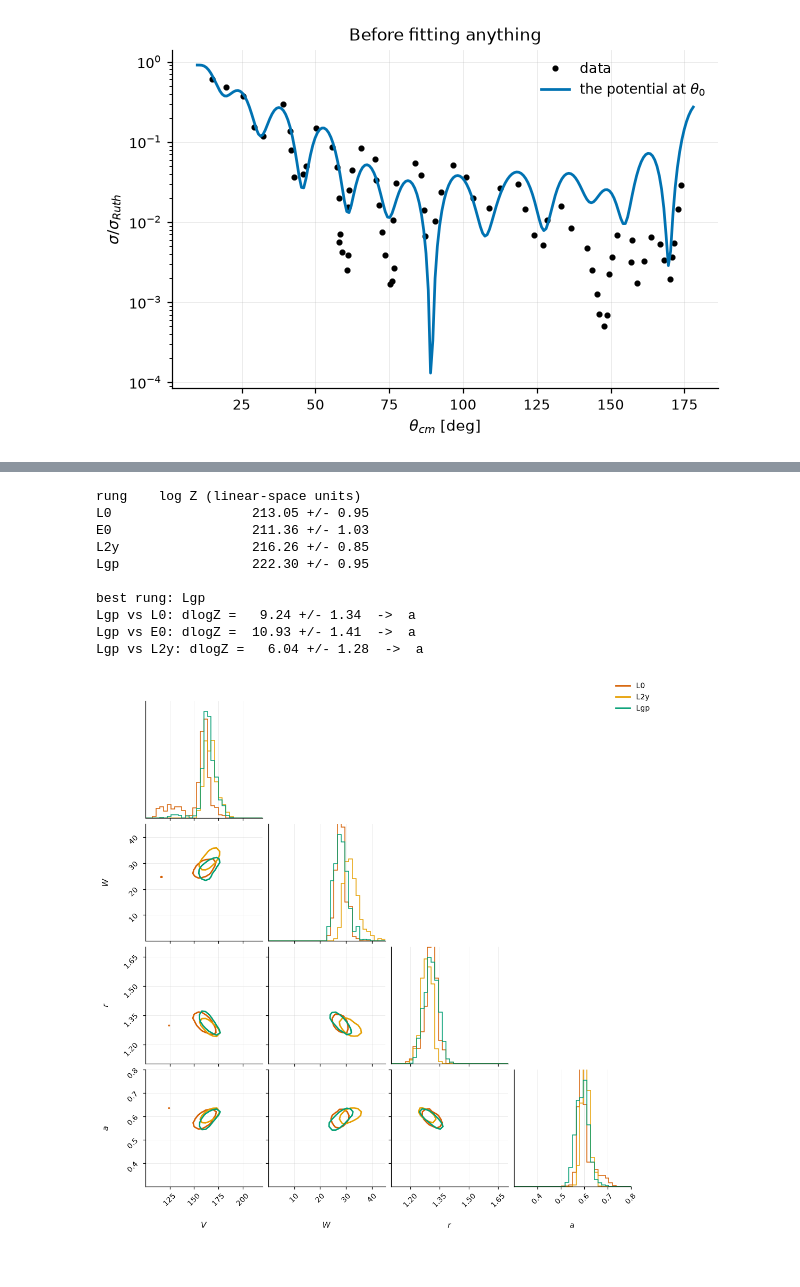
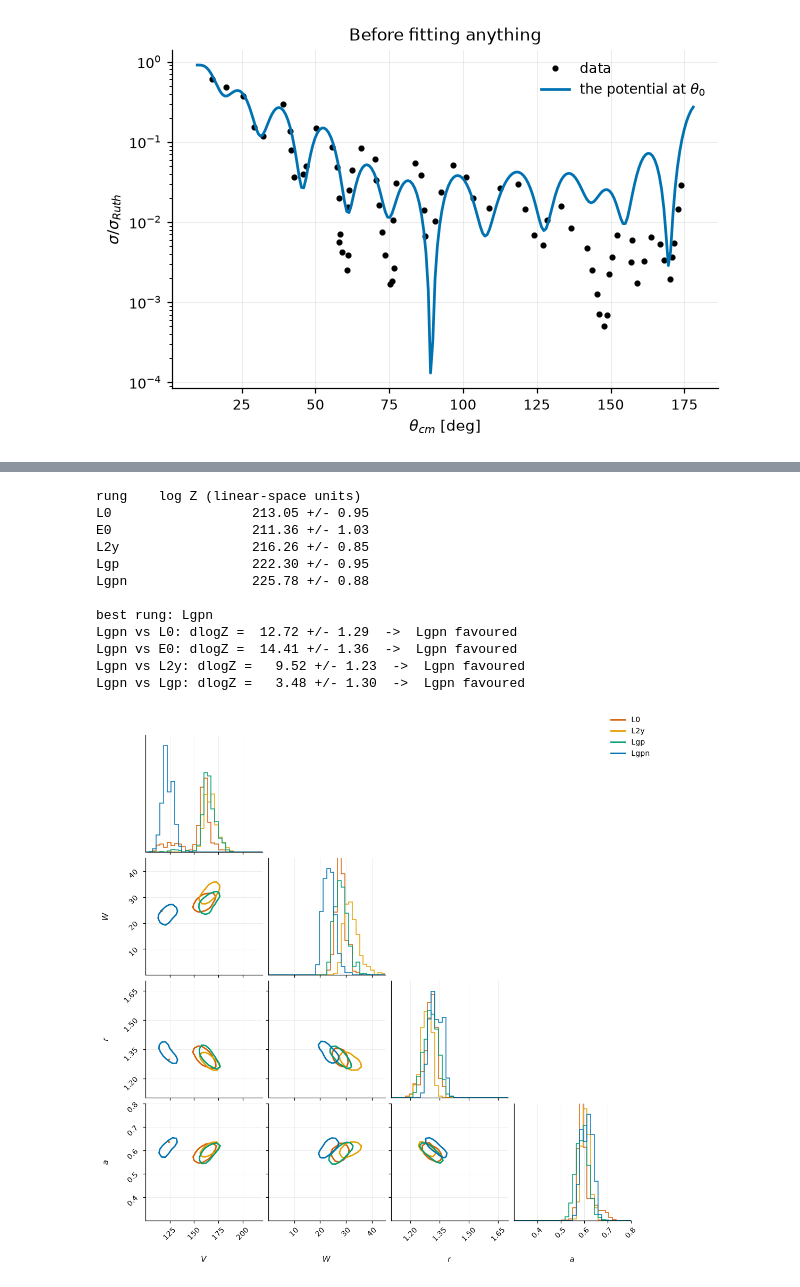
Before and after one commit to beykyle/rxmc, a Jupyter notebook: examples/alpha_ca_error_model_comparison.ipynb, the cells around one changed output, grey strips where cells are left out. Saved outputs shown, nothing was run; the diff lists cells and outputs as text; code cells hidden in the pictures.

```diff
--- a/examples/alpha_ca_error_model_comparison.ipynb
+++ b/examples/alpha_ca_error_model_comparison.ipynb
@@ -238,9 +236,5 @@ def fit_nested(problem, seed, nlive=80, dlogz=1.5):
 # %%
-results, samples = {}, {}
-for i, (name, p) in enumerate(problems.items()):
-    res = fit_nested(p, seed=i)
-    results[name] = res
-    samples[name] = res.samples_equal(rstate=np.random.default_rng(i))
+for name, res in results.items():
     print(
         f"{name:4s} log Z = {res.logz[-1]:8.2f} +/- {res.logzerr[-1]:.2f}   "
         f"{int(np.sum(res.ncall)):6d} calls"
@@ -276,64 +260,72 @@ because differences smaller than that are bookkeeping, not evidence.
+# %%
+logz = {
+    name: rx.diagnostics.logz_summary(
+        results[name].logz[-1] + problems[name].log_jacobian(),
+        results[name].logzerr[-1],
+    )
+    for name in problems
+}
+best = max(logz, key=lambda n: logz[n][0])
+comparisons = {
+    name: rx.diagnostics.compare_logz(logz[best], logz[name])
+    for name in problems
+    if name != best
+}
 # %%
-logz = {
-    name: rx.diagnostics.logz_summary(
-        results[name].logz[-1] + problems[name].log_jacobian(),
-        results[name].logzerr[-1],
-    )
-    for name in problems
-}
 print(f"{'rung':5s} {'log Z (linear-space units)':>28s}")
 for name, (mean, err, _) in logz.items():
     print(f"{name:5s} {mean:20.2f} +/- {err:.2f}")
-best = max(logz, key=lambda n: logz[n][0])
 print(f"\nbest rung: {best}")
-for name in problems:
-    if name != best:
-        v = rx.diagnostics.compare_logz(logz[best], logz[name])
-        print(
-            f"{best} vs {name}: dlogZ = {v['dlogZ']:6.2f} +/- {v['err']:.2f}"
-            f"  ->  {v['verdict']}"
-        )
+for name, v in comparisons.items():
+    verdict = {"a": f"{best} favoured", "b": f"{name} favoured", "tie": "tie"}
+    print(
+        f"{best} vs {name}: dlogZ = {v['dlogZ']:6.2f} +/- {v['err']:.2f}"
+        f"  ->  {verdict[v['verdict']]}"
+    )
 # %% [output]
 rung    log Z (linear-space units)
 L0                  213.05 +/- 0.95
 E0                  211.36 +/- 1.03
 L2y                 216.26 +/- 0.85
 Lgp                 222.30 +/- 0.95
+Lgpn                225.78 +/- 0.88
 
-best rung: Lgp
-Lgp vs L0: dlogZ =   9.24 +/- 1.34  ->  a
-Lgp vs E0: dlogZ =  10.93 +/- 1.41  ->  a
-Lgp vs L2y: dlogZ =   6.04 +/- 1.28  ->  a
+best rung: Lgpn
+Lgpn vs L0: dlogZ =  12.72 +/- 1.29  ->  Lgpn favoured
+Lgpn vs E0: dlogZ =  14.41 +/- 1.36  ->  Lgpn favoured
+Lgpn vs L2y: dlogZ =   9.52 +/- 1.23  ->  Lgpn favoured
+Lgpn vs Lgp: dlogZ =   3.48 +/- 1.30  ->  Lgpn favoured
 # %%
 labels = [f"${q.latex}$" for q in params]
 fig = None
 rungs = [
     ("L0", plotstyle.COLOURS[1]),
     ("L2y", plotstyle.COLOURS[4]),
     ("Lgp", plotstyle.COLOURS[2]),
+    ("Lgpn", plotstyle.COLOURS[0]),
 ]
 for name, colour in rungs:
     fig = corner.corner(
         samples[name][:, problems[name].columns(params)],
         fig=fig,
         labels=labels,
         range=[(100, 220), (0, 45), (1.1, 1.7), (0.3, 0.8)],
         **plotstyle.corner_kwargs(
             color=colour,
             fill_contours=False,
             plot_density=False,
             show_titles=False,
             levels=(0.68,),
         ),
     )
 fig.legend(
     handles=[plt.Line2D([], [], color=c, label=n) for n, c in rungs],
     loc="upper right",
     fontsize=9,
 )
 plt.show()
 # %% [output]
-[figure, old version]
+[figure, new version]
 # %% [markdown]
 ## What each rung predicts (recipe 17)
 
```
Also changed, not shown: parts of 33 cells of this notebook, 27 other files.
